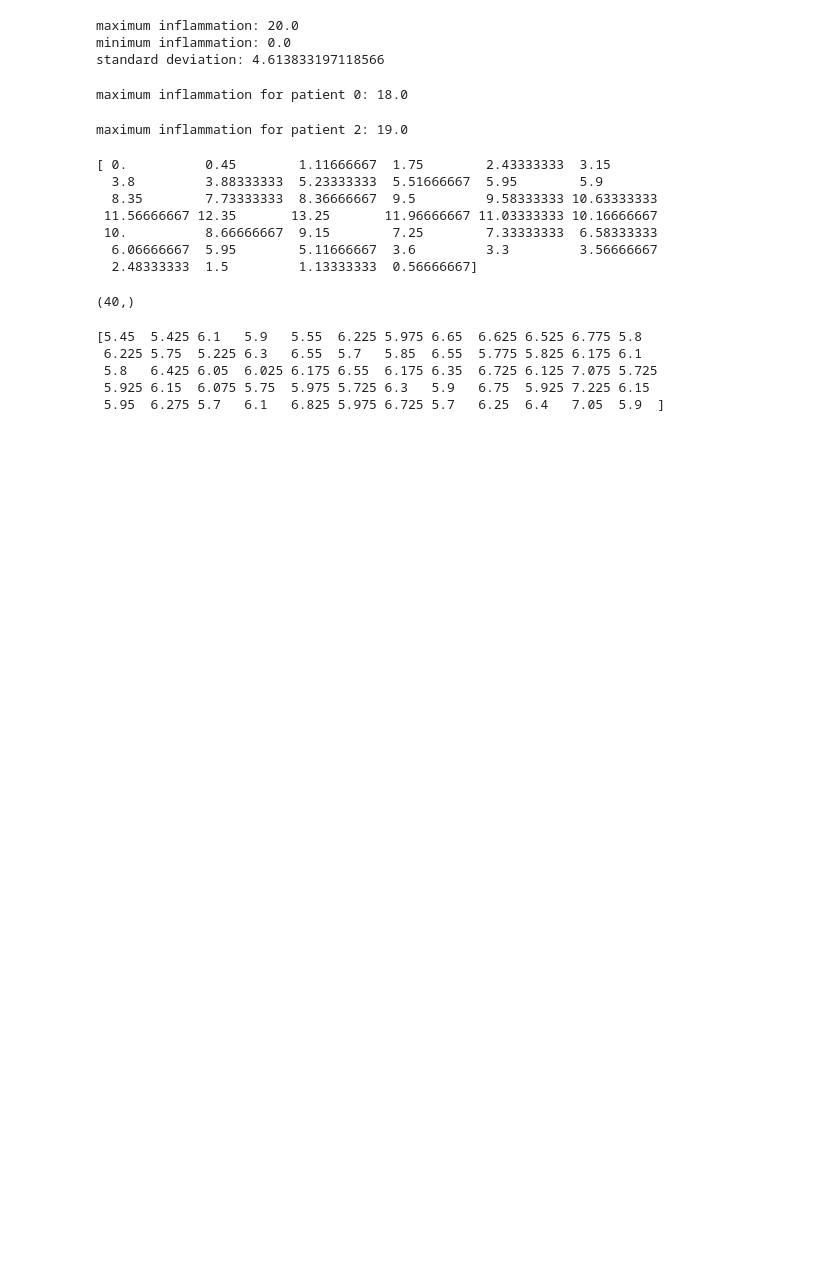
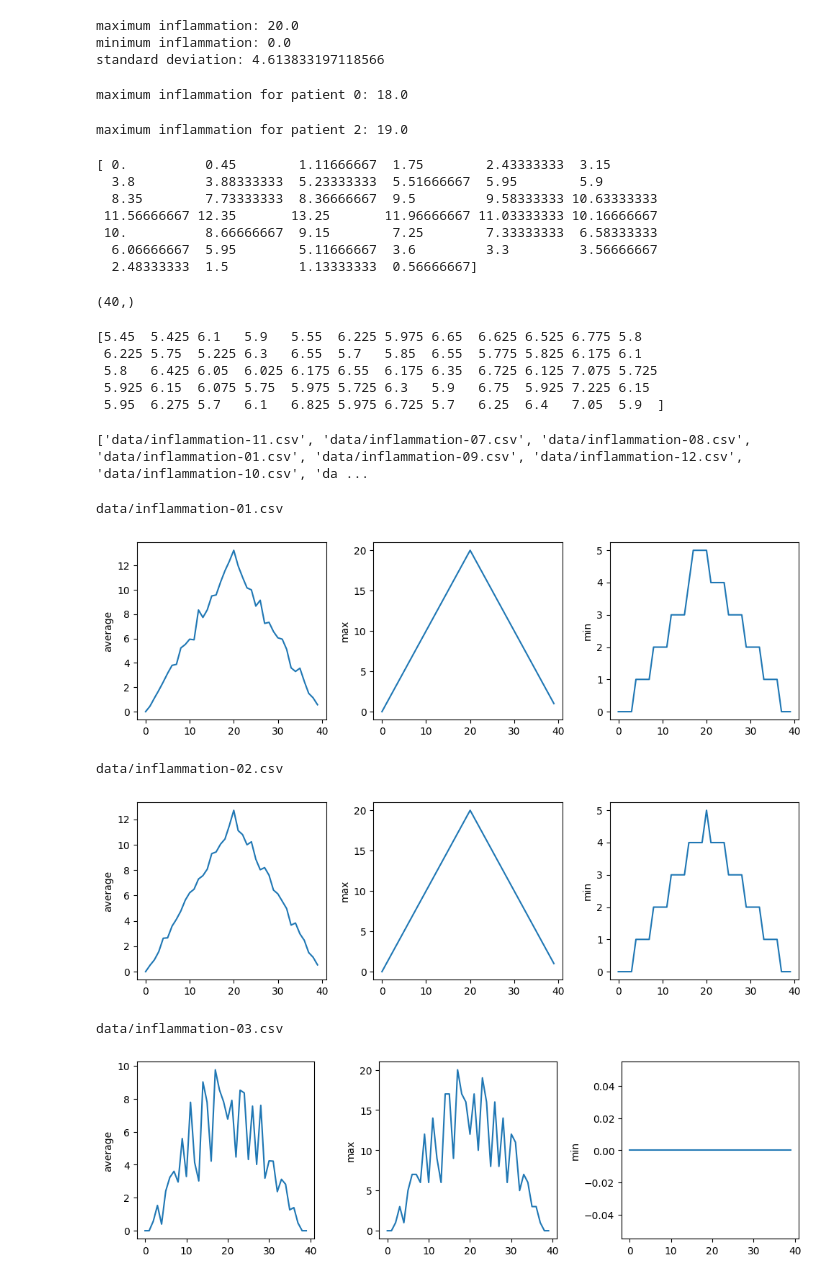
Before and after one commit to steinjm21/ColabInClass, a Jupyter notebook: day14inClass.ipynb, the cells around one changed output. Saved outputs shown, nothing was run; the diff lists cells and outputs as text; code cells hidden in the pictures; blank space fills up the shorter version.

```diff
--- a/day14inClass.ipynb
+++ b/day14inClass.ipynb
@@ -196,3 +196,42 @@ print(numpy.mean(data, axis=1))
  5.8   6.425 6.05  6.025 6.175 6.55  6.175 6.35  6.725 6.125 7.075 5.725
  5.925 6.15  6.075 5.75  5.975 5.725 6.3   5.9   6.75  5.925 7.225 6.15
  5.95  6.275 5.7   6.1   6.825 5.975 6.725 5.7   6.25  6.4   7.05  5.9  ]
+# %%
+import glob
+print(glob.glob('data/inflammation*.csv'))
+# %% [output]
+['data/inflammation-11.csv', 'data/inflammation-07.csv', 'data/inflammation-08.csv', 'data/inflammation-01.csv', 'data/inflammation-09.csv', 'data/inflammation-12.csv', 'data/inflammation-10.csv', 'da ...
+# %%
+import matplotlib.pyplot
+
+filenames = sorted(glob.glob('data/inflammation*.csv'))
+filenames = filenames[0:3]
+for filename in filenames:
+    print(filename)
+
+    data = numpy.loadtxt(fname=filename, delimiter=',')
+
+    fig = matplotlib.pyplot.figure(figsize=(10.0, 3.0))
+
+    axes1 = fig.add_subplot(1, 3, 1)
+    axes2 = fig.add_subplot(1, 3, 2)
+    axes3 = fig.add_subplot(1, 3, 3)
+
+    axes1.set_ylabel('average')
+    axes1.plot(numpy.mean(data, axis=0))
+
+    axes2.set_ylabel('max')
+    axes2.plot(numpy.amax(data, axis=0))
+
+    axes3.set_ylabel('min')
+    axes3.plot(numpy.amin(data, axis=0))
+
+    fig.tight_layout()
+    matplotlib.pyplot.show()
+# %% [output]
+data/inflammation-01.csv
+[figure, added]
+data/inflammation-02.csv
+[figure, added]
+data/inflammation-03.csv
+[figure, added]
```
Also changed, not shown: parts of 2 cells of this notebook.
